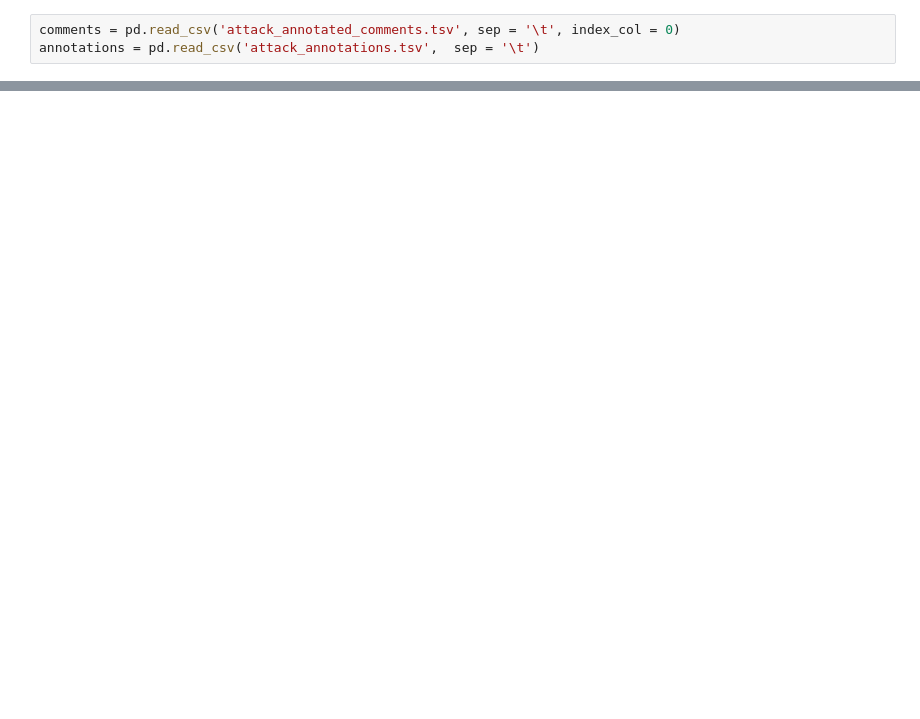
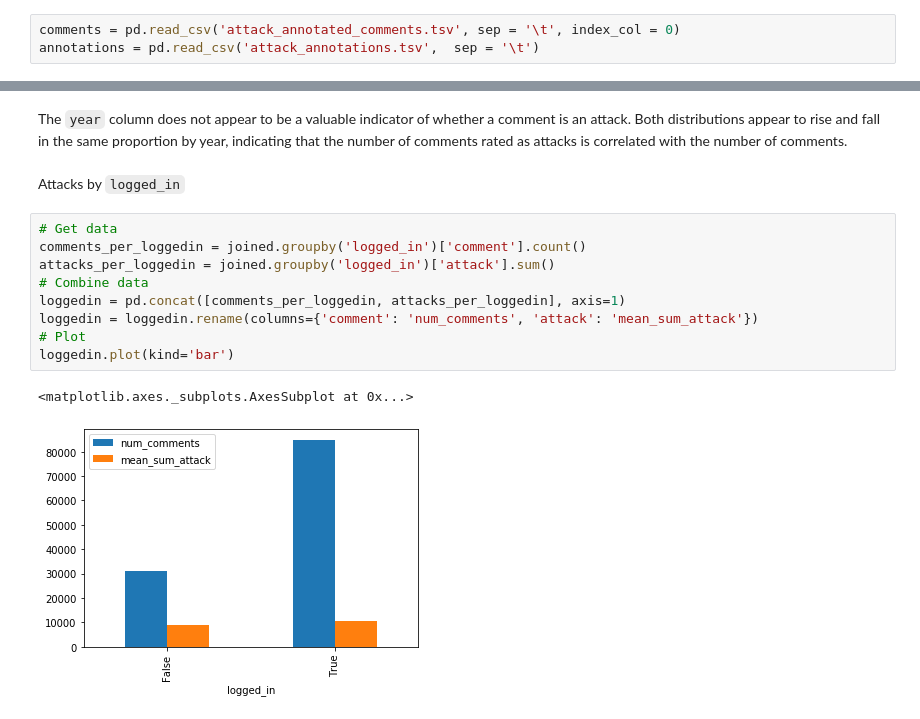
Before and after one commit to eldss-classwork/wiki-comment-classifier, a Jupyter notebook: WikipediaTalkDataGettingStarted.ipynb, the cells around one changed output, grey strips where cells are left out. Cells and saved outputs as stored; diff of their text form; blank space fills up the shorter version.

```diff
--- a/WikipediaTalkDataGettingStarted.ipynb
+++ b/WikipediaTalkDataGettingStarted.ipynb
@@ -43,0 +147,16 @@ len(annotations['rev_id'].unique())
+# %% [markdown]
+The `year` column does not appear to be a valuable indicator of whether a comment is an attack. Both distributions appear to rise and fall in the same proportion by year, indicating that the number of comments rated as attacks is correlated with the number of comments.
+# %% [markdown]
+Attacks by `logged_in`
+# %%
+# Get data
+comments_per_loggedin = joined.groupby('logged_in')['comment'].count()
+attacks_per_loggedin = joined.groupby('logged_in')['attack'].sum()
+# Combine data
+loggedin = pd.concat([comments_per_loggedin, attacks_per_loggedin], axis=1)
+loggedin = loggedin.rename(columns={'comment': 'num_comments', 'attack': 'mean_sum_attack'})
+# Plot
+loggedin.plot(kind='bar')
+# %% [output]
+<matplotlib.axes._subplots.AxesSubplot at 0x...>
+[figure, added]
```
Also changed, not shown: parts of 41 cells of this notebook.
